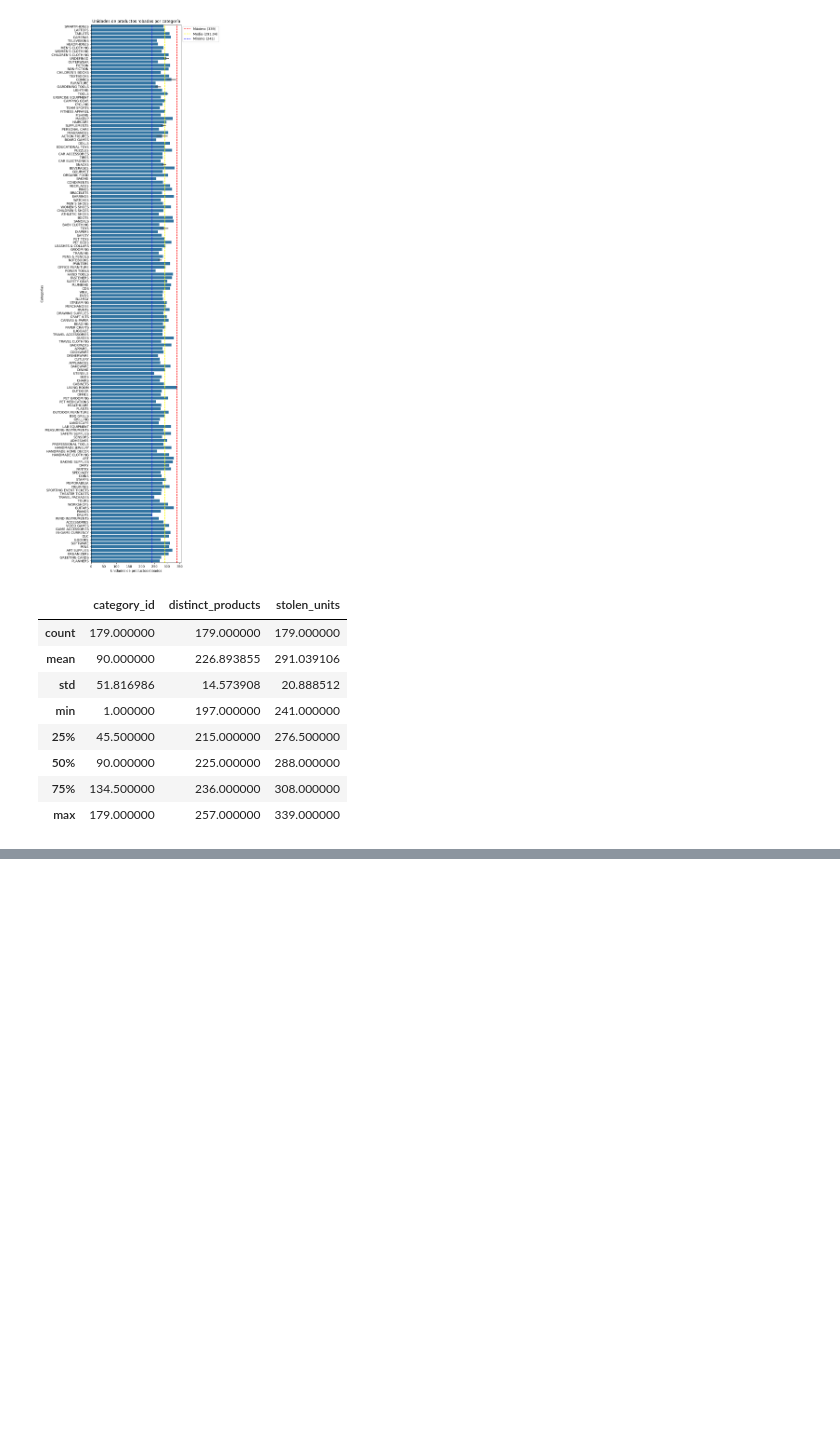
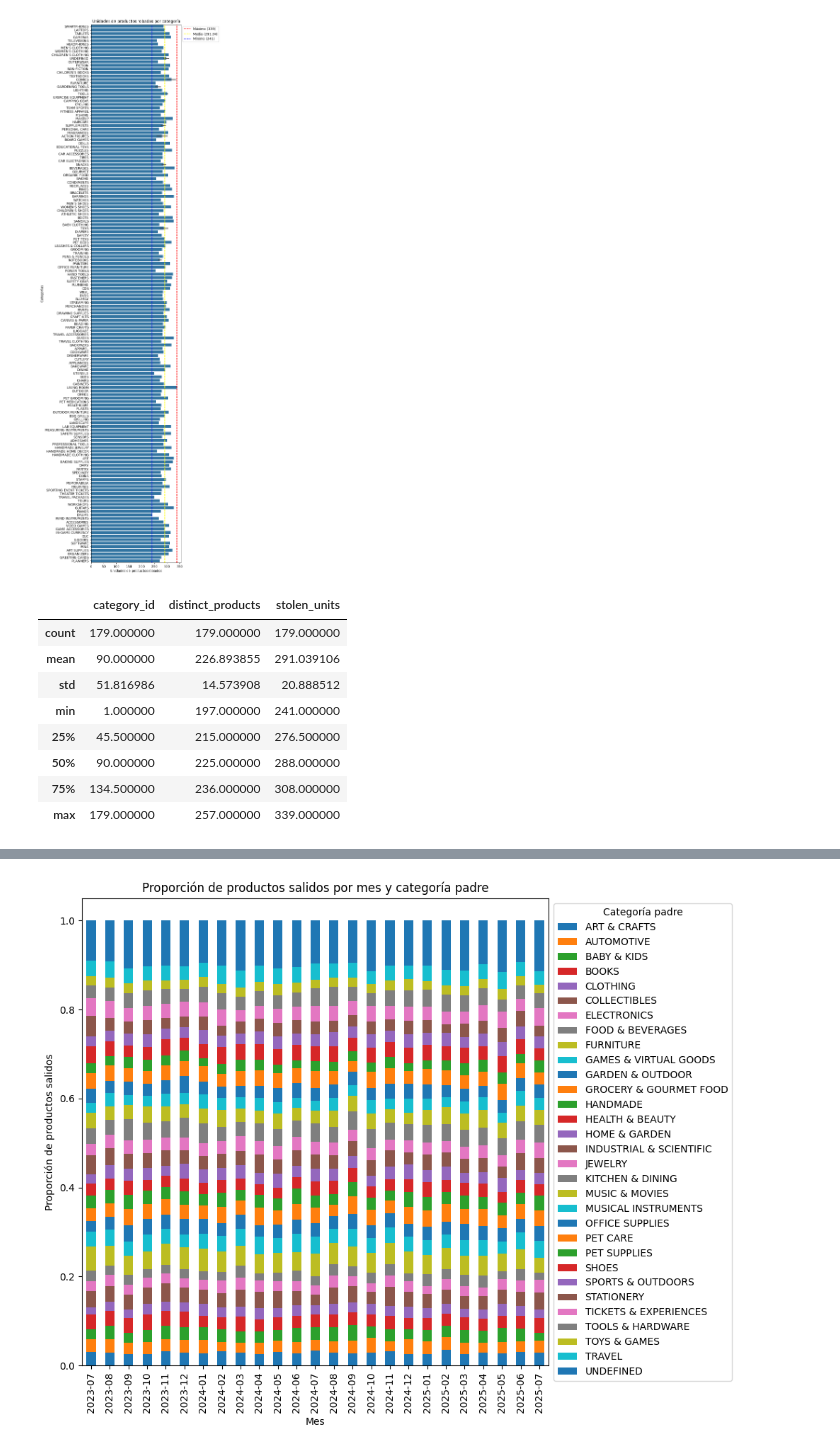
Before and after one commit to patricioibar/datos-tp1, a Jupyter notebook: inventory.ipynb, the cells around one changed output, grey strips where cells are left out. Cells and saved outputs as stored; diff of their text form; code cells hidden in the pictures; blank space fills up the shorter version.

```diff
--- a/inventory.ipynb
+++ b/inventory.ipynb
@@ -24,6 +24,8 @@ normalize_string_column_values(products, 'product_name')
 normalize_string_column_values(products, 'brand')
 normalize_string_column_values(categories, 'category_name')
 normalize_string_column_values(categories, 'parent_category')
+inventory = inventory.merge(products[["product_id", "product_name", "category_id"]], on="product_id", how="left")
+inventory = inventory.merge(categories, on="category_id", how="left")
 inventory["timestamp"] = pd.to_datetime(inventory["timestamp"], format="%Y-%m-%dT%H:%M:%S.%f", errors="coerce")
 inventory["date"] = pd.DatetimeIndex(inventory["timestamp"]).date
 inventory["year_month"] = pd.DatetimeIndex(inventory["timestamp"]).strftime('%Y-%m')
@@ -32,7 +34,7 @@ inventory["year_month"] = pd.DatetimeIndex(inventory["timestamp"]).strftime('%Y-
 # %%
 inventory["change_sign"] = -1
 inventory.loc[inventory["quantity_change"].notnull() & (inventory["quantity_change"] > 0), "change_sign"] = 1
-inventory.loc[inventory["quantity_change"].notnull() & (inventory["quantity_change"] <= 0), "change_sign"] = 0
+inventory.loc[inventory["quantity_change"].notnull() & (inventory["quantity_change"] < 0), "change_sign"] = 0
 
 inventory.groupby("reason")["change_sign"].nunique()
 # %% [output]
@@ -412,0 +406,13 @@ plt.legend(loc='upper right', bbox_to_anchor=(1.435, 1))
+# %%
+out_by_month = inventory.loc[inventory.movement_type == "OUT"]\
+        .groupby(["year_month", "parent_category"])["quantity_change"].sum().unstack()
+out_by_month_norm = out_by_month.div(out_by_month.sum(axis=1), axis=0)
+out_by_month_norm.plot(kind='bar', stacked=True, figsize=(10, 8))
+plt.xlabel("Mes")
+plt.ylabel("Proporción de productos salidos")
+plt.title("Proporción de productos salidos por mes y categoría padre")
+plt.legend(title="Categoría padre", bbox_to_anchor=(1, 1), loc='upper left')
+plt.tight_layout()
+plt.show()
+# %% [output]
+[figure, added]
```
Also changed, not shown: parts of 4 cells of this notebook, 7 other files.
